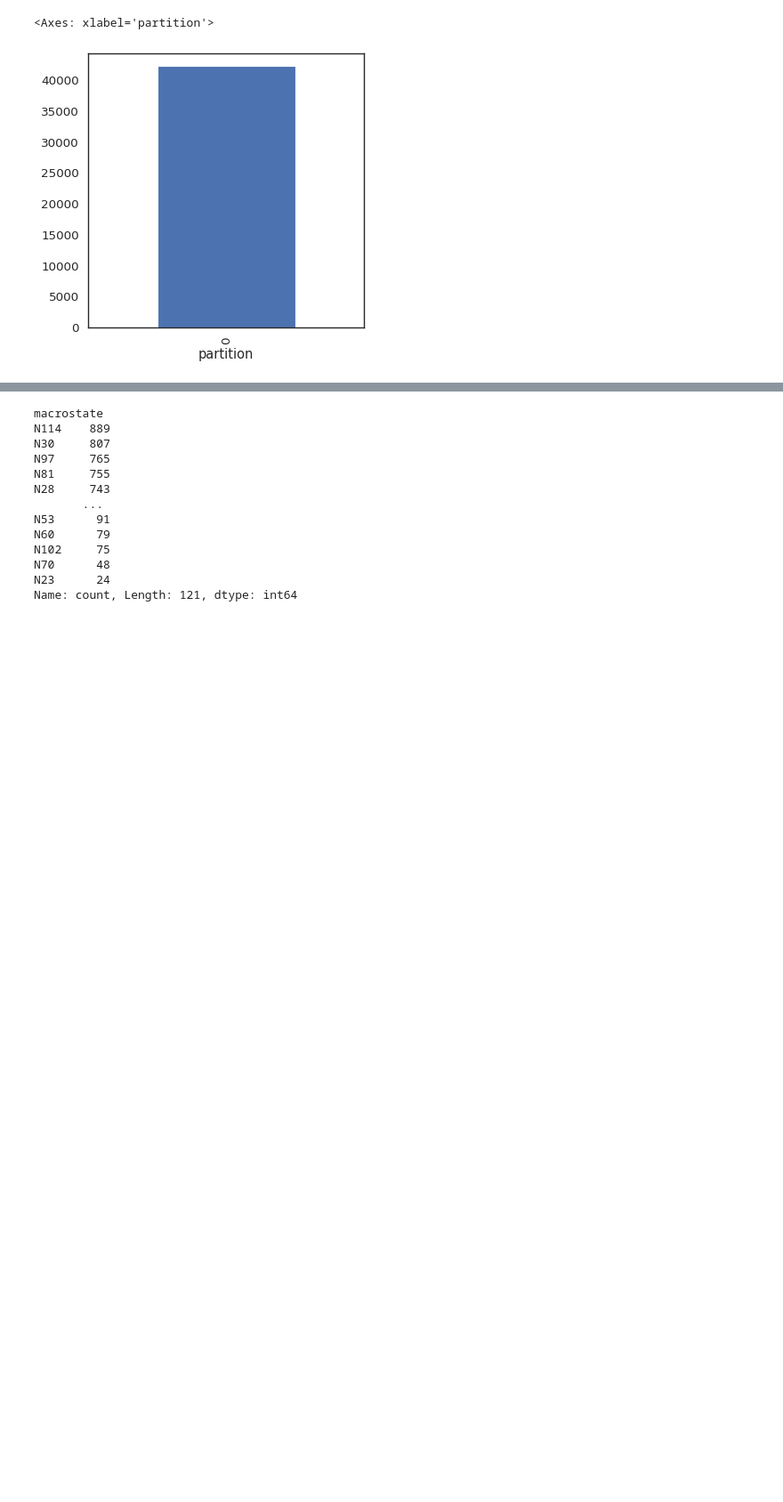
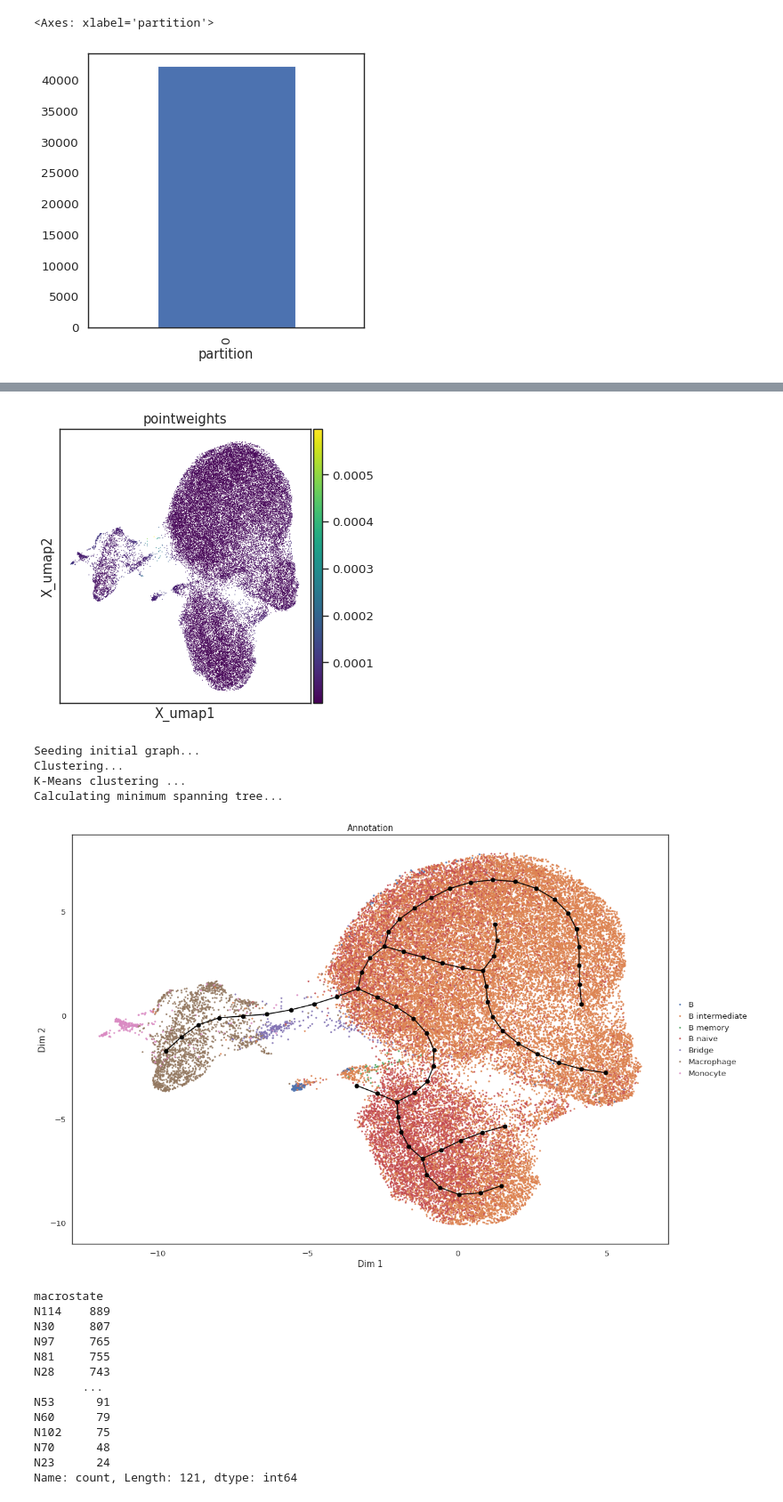
Before and after one commit to Augugustine/CITE-seq-analysis-CLL, a Jupyter notebook: 3- Boolean model/Stream2_macrostates.ipynb, the cells around one changed output, grey strips where cells are left out. Shown at 89% size. Cells and saved outputs as stored; diff of their text form; code cells hidden in the pictures; blank space fills up the shorter version.

```diff
--- a/3- Boolean model/Stream2_macrostates.ipynb
+++ b/3- Boolean model/Stream2_macrostates.ipynb
@@ -79,8 +80,8 @@ dict_palette = {"D1": "#1f77b4", "D4": "#2ca02c", "D8": "#ff7f0e", "D11": "#d627
 adata.obs["timepoint"] = adata.obs["timepoint"].astype(str)
 adata.obs["timepoint"] = pd.Categorical(adata.obs["timepoint"],categories=["D1", "D4", "D8", "D11", "D14"],ordered=True)
 
-st2.tl.seed_graph(adata, obsm=f"{reduction}", n_clusters=nb_cluster,use_partition=use_partition)
-st2.tl.learn_graph(adata, obsm=f"{reduction}", n_nodes=nb_node,epg_alpha=0.01,epg_mu=0.2,use_partition=use_partition)
+st2.tl.seed_graph(adata, obsm=f"{reduction}", n_clusters=120,use_partition=use_partition)
+st2.tl.learn_graph(adata, obsm=f"{reduction}", n_nodes=20,epg_alpha=0.01,epg_mu=0.2,use_partition=use_partition)
 st2.pl.graph(adata,key='epg',color=['Annotation'],dict_palette=dict_palette,fig_size=(15,10),save_fig=False)
 plt.suptitle(f"UMAP trajectory by STREAM2, {patient}", fontsize=16, y=1.02)
 plt.savefig(f"{output_directory}/graph_myel_{patient}.png", dpi=300, bbox_inches='tight')
@@ -125,0 +162,34 @@ Learning elastic principal graph for each partition...
+# %%
+root_idx = 1
+k = 30
+adata.obs["day_numeric"] = adata.obs["timepoint"].astype(str).str.extract(r"D(\d+)").astype(int)
+knn_label_vote = adata.obs['day_numeric'].copy()
+dis, idx = NearestNeighbors(n_neighbors=k,n_jobs=30).fit(adata.obsm['X_pca']).kneighbors()
+for i, x in enumerate(np.array(adata.obs['day_numeric'])[idx]):
+    unique, count = np.unique(x, return_counts=1)
+    argmax = np.argmax(count)
+    if count[argmax] > k/2:
+        knn_label_vote[i] = unique[argmax]
+adata.obs['knn_label_vote'] = knn_label_vote.astype(float)
+adata.obs['knn_label_vote'] = knn_label_vote
+
+time = adata.obs['day_numeric']
+bins = np.histogram(time, bins=3)[1]
+adata.obs['clusters'] = np.digitize(time, bins[1:], right=True)
+
+st2.tl.smooth_ordinal_labels(adata, root_idx, ordinal_label='clusters', obsm="X_umap")
+st2.tl.get_weights(adata,bandwidth=.5,method='fft',obsm="X_umap")
+st2.tl.learn_graph(
+    adata,
+    n_nodes=60,epg_alpha=0.02,epg_mu=0.1,epg_lambda=0.01,
+    GPU=False,store_evolution=True,use_weights=True,use_seed=True,verbose=1,
+
+    # supervision parameters
+    ordinal_label = 'knn_label_vote',                            #define the ordinal vector to follow
+    ordinal_root_point = root_idx,                               #define a root point (e.g., cell with lowest ordinal value)
+    ordinal_supervision_strength = 2.5,                            #define strength of supervision in [0, +inf).
+)
+
+st2.pl.graph(adata,key='epg',color=['Annotation'],alpha=.2,size=2)
+#st2.pl.graph(adata2,key='epg',color=['label','cell_sets_simple'],alpha=.2,size=2,
+#            fig_path=f'figures/reprogramming/shareseq_stream_umap.png',save_fig=True)
@@ -126,3 +214,17 @@ Learning elastic principal graph for each partition...
+# %%
+st2.tl.get_weights(adata,bandwidth=.5,method='fft',obsm="X_umap")
+sc.pl.embedding(adata,basis='X_umap',color='pointweights')
+
+st2.tl.seed_graph(adata,n_clusters=50,use_weights=True,obsm="X_umap")
+st2.tl.learn_graph(adata,n_nodes=70,epg_alpha=0.01,epg_mu=0.05,obsm="X_umap")
+st2.pl.graph(adata,key='epg',color=['Annotation'],show_node=1, fig_size=(15,10))
+# %% [output]
+[figure, added]
+Seeding initial graph...
+Clustering...
+K-Means clustering ...
+Calculating minimum spanning tree...
+[figure, added]
 # %%
 unique_nodes = sorted(adata.obs['epg_node_id'].dropna().unique())
 
```
Also changed, not shown: parts of 7 cells of this notebook.
